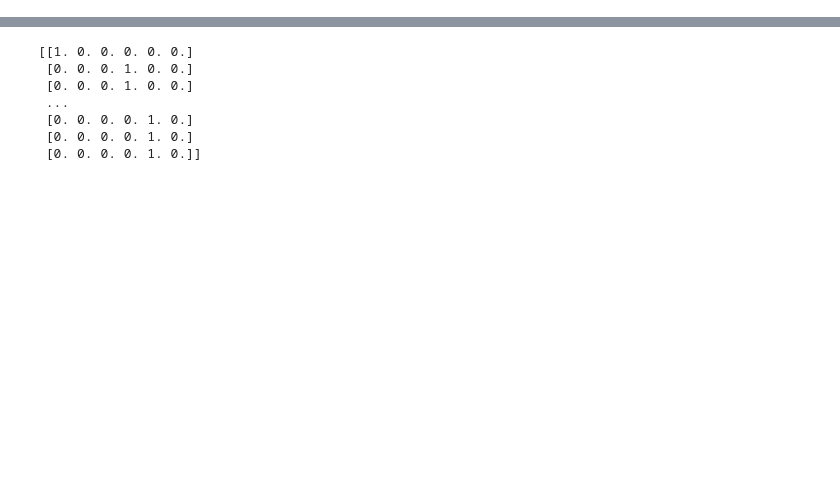
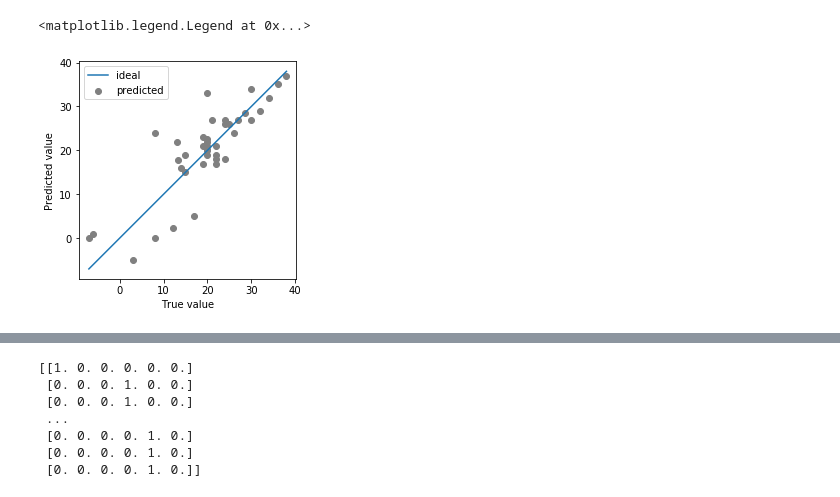
Before and after one commit to RezaTorbati/HonorsThesis, a Jupyter notebook: post.ipynb, the cells around one changed output, grey strips where cells are left out. Drawn from its saved outputs; the diff is of its cells as text; code cells hidden in the pictures; blank space fills up the shorter version.

```diff
--- a/post.ipynb
+++ b/post.ipynb
@@ -0,0 +109,3 @@
+# %%
+import prep
+trialIns, trialOuts = prep.parsePropulsionCSV('folds', 'fold3.csv', breakUpValues = False, reduceSize = 1)
@@ -0,0 +135,32 @@
+# %%
+trialPreds = []
+s = 0
+for i in range(0,len(trialIns)):
+    ins = np.split(trialIns[i],10)
+    ins = np.array(ins)
+    p = model.predict(ins).argmax(axis=-1)
+
+    for j in range(0, len(p)):
+        #s+=p[j]
+        if trialOuts[i][j] == 0:
+            p[j] = 0
+        elif p[j] == 0:
+            p[j] = -2
+
+    s+=sum(p)
+    trialPreds.append(p)
+# %%
+rows = []
+for i in range(0, len(trialPreds)):
+    coef = 0
+    if trialOuts[i].count(0) < 10:
+        coef = 10 / (10 - trialOuts[i].count(0))
+    print(coef)
+    rows.append([sum(trialOuts[i]) * coef, sum(trialPreds[i]) * coef])
+    #rowPred.append()
+    #print(sum(trialOuts[i]) - sum(trialPreds[i]), end=' ')
+rows = sorted(rows, key=lambda row: (row[0], row[1]))
+t = [row[0] for row in rows]
+p = [row[1] for row in rows]
+print(t)
+print(p)
@@ -0,0 +185,10 @@
+# %%
+plt.scatter(t,p, label = "predicted", color="gray")
+plt.plot(t,t, label = "ideal")
+plt.xlabel('True value')
+plt.ylabel('Predicted value')
+plt.axis('square')
+plt.legend()
+# %% [output]
+<matplotlib.legend.Legend at 0x...>
+[figure, added]
```
Also changed, not shown: parts of 27 cells of this notebook, 4 other files.
